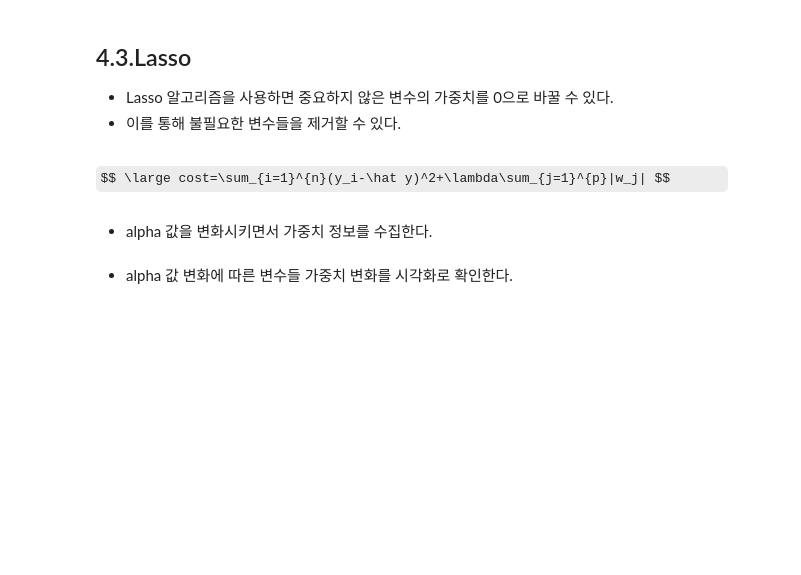
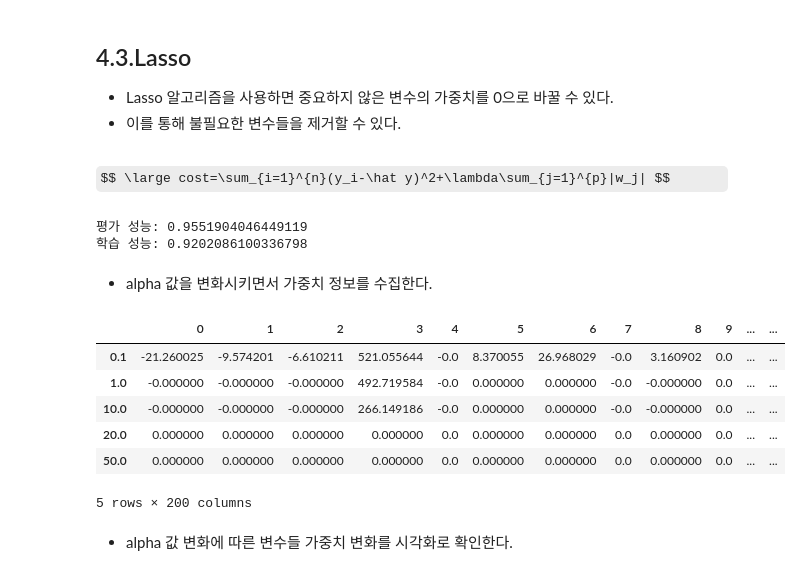
Before and after one commit to jexists/sk_network, a Jupyter notebook: 08.machine_learning/04_02_규제/04_02_규제(Regularization).ipynb, the cells around one changed output. Cells and saved outputs as stored; diff of their text form; code cells hidden in the pictures; some formulas as TeX source; blank space fills up the shorter version.

```diff
--- a/08.machine_learning/04_02_규제/04_02_규제(Regularization).ipynb
+++ b/08.machine_learning/04_02_규제/04_02_규제(Regularization).ipynb
@@ -126,14 +180,38 @@ print('평가 성능:',  )
+# %%
+from sklearn.linear_model import Lasso
+
+model_ls = Lasso(alpha=1)
+model_ls.fit(X_train, y_train)
+
+print('평가 성능:',  model_ls.score(X_train, y_train))
+print('학습 성능:',  model_ls.score(X_test, y_test))
+# %% [output]
+평가 성능: 0.9551904046449119
+학습 성능: 0.9202086100336798
 # %% [markdown]
 - alpha 값을 변화시키면서 가중치 정보를 수집한다.
 # %%
 # 가중치 정보 수집
 result = []
 alpha = [0.1, 1, 10, 20, 50]
 
 for a in alpha:
-    model_la =
-    model_la.fit()
+    model_la = Lasso(alpha=a)
+    model_la.fit(X_train, y_train)
     result.append(model_la.coef_)
+
+# 데이터 프레임 만들기
+df_coef_ls = pd.DataFrame(result, index=alpha)
+
+df_coef_ls
+# %% [output]
+|  | 0 | 1 | 2 | 3 | 4 | 5 | 6 | 7 | 8 | 9 | ... | ... |
+| 0.1 | -21.260025 | -9.574201 | -6.610211 | 521.055644 | -0.0 | 8.370055 | 26.968029 | -0.0 | 3.160902 | 0.0 | ... | ... |
+| 1.0 | -0.000000 | -0.000000 | -0.000000 | 492.719584 | -0.0 | 0.000000 | 0.000000 | -0.0 | -0.000000 | 0.0 | ... | ... |
+| 10.0 | -0.000000 | -0.000000 | -0.000000 | 266.149186 | -0.0 | 0.000000 | 0.000000 | -0.0 | -0.000000 | 0.0 | ... | ... |
+| 20.0 | 0.000000 | 0.000000 | 0.000000 | 0.000000 | 0.0 | 0.000000 | 0.000000 | 0.0 | 0.000000 | 0.0 | ... | ... |
+| 50.0 | 0.000000 | 0.000000 | 0.000000 | 0.000000 | 0.0 | 0.000000 | 0.000000 | 0.0 | 0.000000 | 0.0 | ... | ... |
+5 rows × 200 columns
 # %% [markdown]
 - alpha 값 변화에 따른 변수들 가중치 변화를 시각화로 확인한다.
 # %%
```
Also changed, not shown: parts of 21 cells of this notebook, 9 other files.
